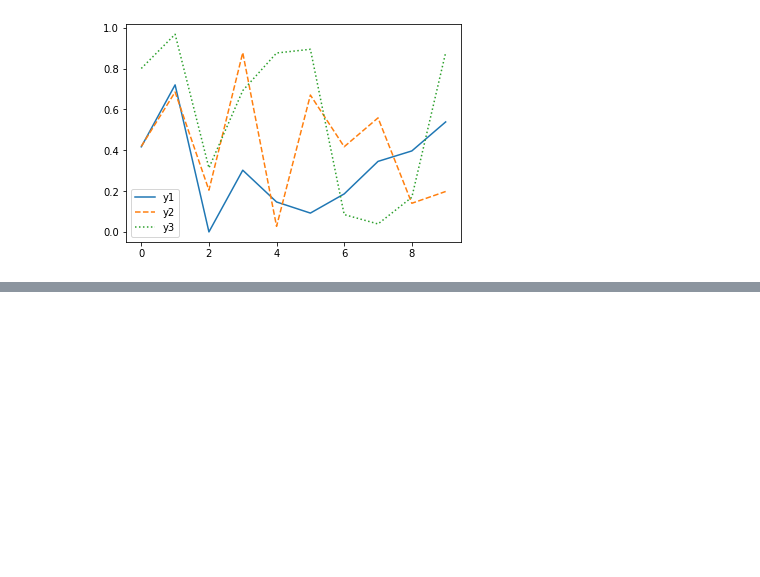
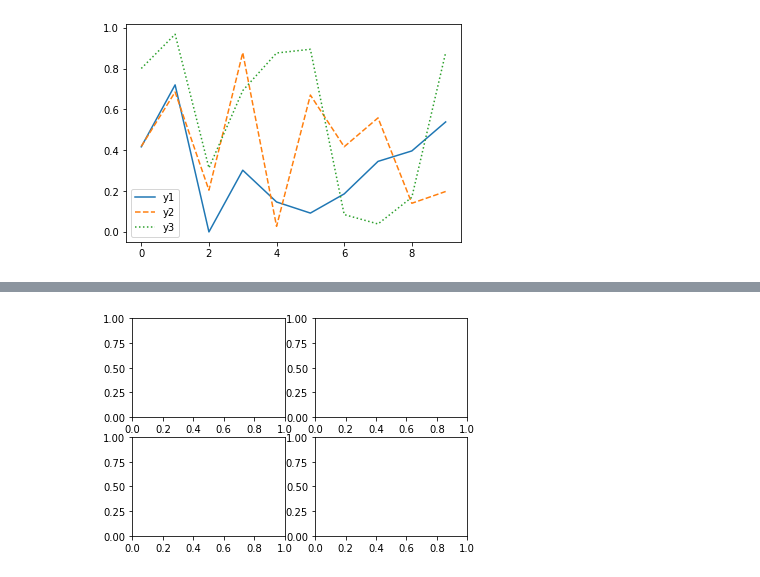
Before and after one commit to esn73/lab_python, a Jupyter notebook: py21_mathplotlip.ipynb, the cells around one changed output, grey strips where cells are left out. Cells and saved outputs as stored; diff of their text form; code cells hidden in the pictures; blank space fills up the shorter version.

```diff
--- a/py21_mathplotlip.ipynb
+++ b/py21_mathplotlip.ipynb
@@ -527,0 +605,10 @@ plt.show()
+# %%
+## 코드리뷰 다른 방법 axes.Axes.bar
+fig = plt.figure()
+
+ax1 = fig.add_subplot(2, 2, 1)
+ax2 = fig.add_subplot(222)
+ax3 = fig.add_subplot(223)
+ax4 = fig.add_subplot(224)
+# %% [output]
+[figure, added]
```
Also changed, not shown: parts of 17 cells of this notebook.
